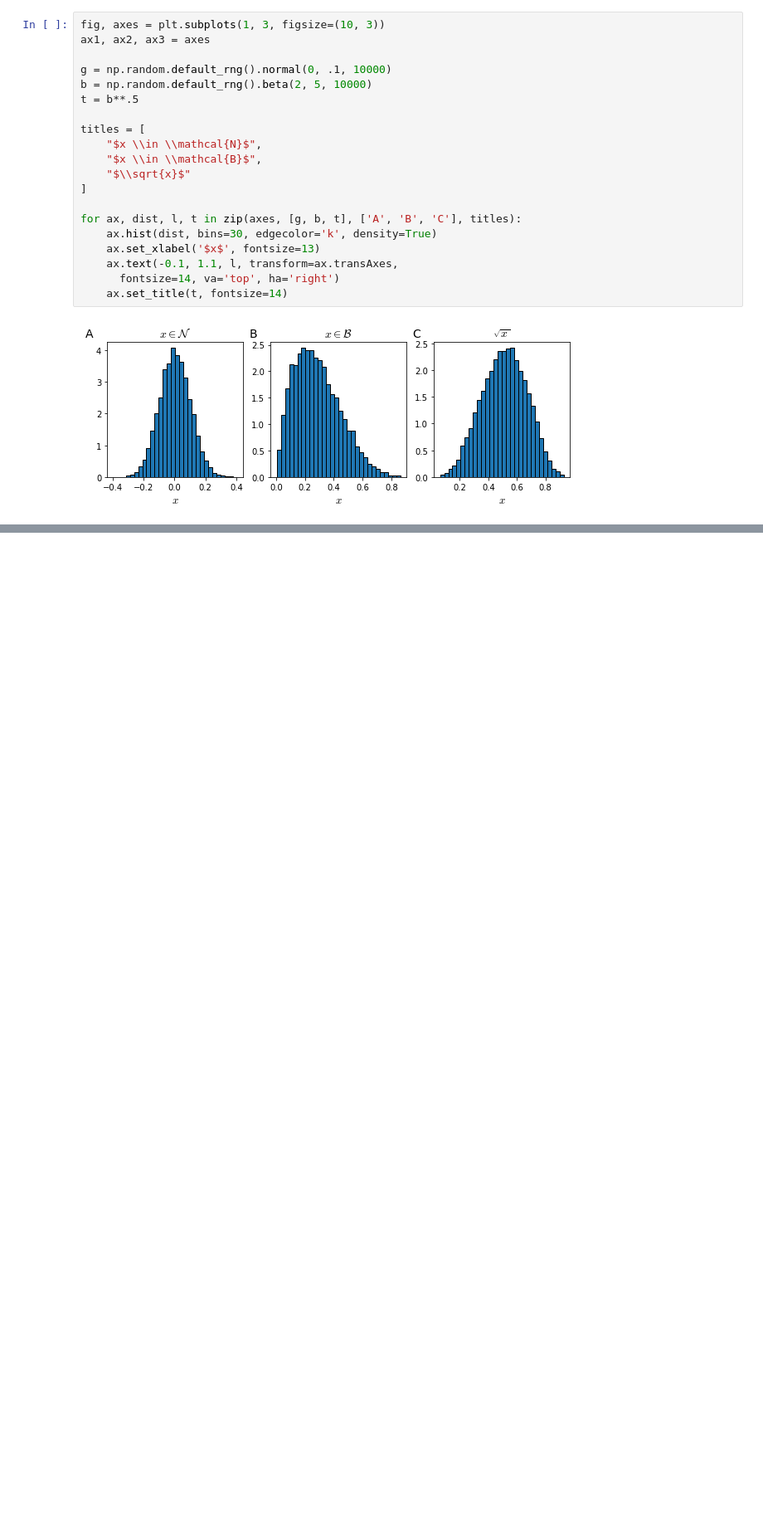
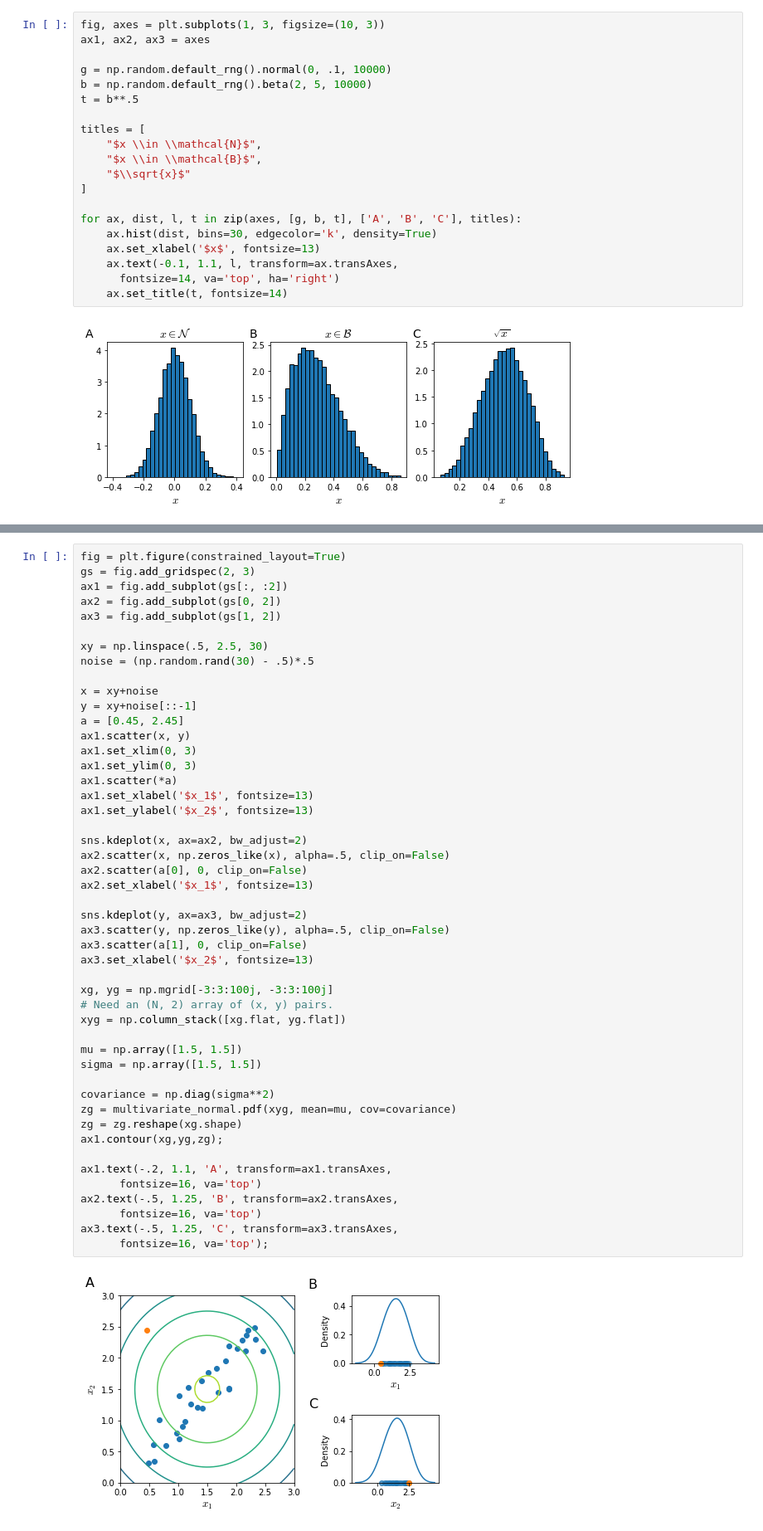
Before and after one commit to marnec/ML, a Jupyter notebook: ML-24-AnomalyDetection.ipynb, the cells around one changed output, grey strips where cells are left out. Shown at 83% size. Saved outputs shown, nothing was run; the diff lists cells and outputs as text; blank space fills up the shorter version.

```diff
--- a/ML-24-AnomalyDetection.ipynb
+++ b/ML-24-AnomalyDetection.ipynb
@@ -186,0 +194,50 @@ for ax, dist, l, t in zip(axes, [g, b, t], ['A', 'B', 'C'], titles):
+# %%
+fig = plt.figure(constrained_layout=True)
+gs = fig.add_gridspec(2, 3)
+ax1 = fig.add_subplot(gs[:, :2])
+ax2 = fig.add_subplot(gs[0, 2])
+ax3 = fig.add_subplot(gs[1, 2])
+
+xy = np.linspace(.5, 2.5, 30)
+noise = (np.random.rand(30) - .5)*.5
+
+x = xy+noise
+y = xy+noise[::-1]
+a = [0.45, 2.45]
+ax1.scatter(x, y)
+ax1.set_xlim(0, 3)
+ax1.set_ylim(0, 3)
+ax1.scatter(*a)
+ax1.set_xlabel('$x_1$', fontsize=13)
+ax1.set_ylabel('$x_2$', fontsize=13)
+
+sns.kdeplot(x, ax=ax2, bw_adjust=2)
+ax2.scatter(x, np.zeros_like(x), alpha=.5, clip_on=False)
+ax2.scatter(a[0], 0, clip_on=False)
+ax2.set_xlabel('$x_1$', fontsize=13)
+
+sns.kdeplot(y, ax=ax3, bw_adjust=2)
+ax3.scatter(y, np.zeros_like(y), alpha=.5, clip_on=False)
+ax3.scatter(a[1], 0, clip_on=False)
+ax3.set_xlabel('$x_2$', fontsize=13)
+
+xg, yg = np.mgrid[-3:3:100j, -3:3:100j]
+# Need an (N, 2) array of (x, y) pairs.
+xyg = np.column_stack([xg.flat, yg.flat])
+
+mu = np.array([1.5, 1.5])
+sigma = np.array([1.5, 1.5])
+
+covariance = np.diag(sigma**2)
+zg = multivariate_normal.pdf(xyg, mean=mu, cov=covariance)
+zg = zg.reshape(xg.shape)
+ax1.contour(xg,yg,zg);
+
+ax1.text(-.2, 1.1, 'A', transform=ax1.transAxes,
+      fontsize=16, va='top')
+ax2.text(-.5, 1.25, 'B', transform=ax2.transAxes,
+      fontsize=16, va='top')
+ax3.text(-.5, 1.25, 'C', transform=ax3.transAxes,
+      fontsize=16, va='top');
+# %% [output]
+[figure, added]
```
Also changed, not shown: parts of 7 cells of this notebook, 3 other files.
